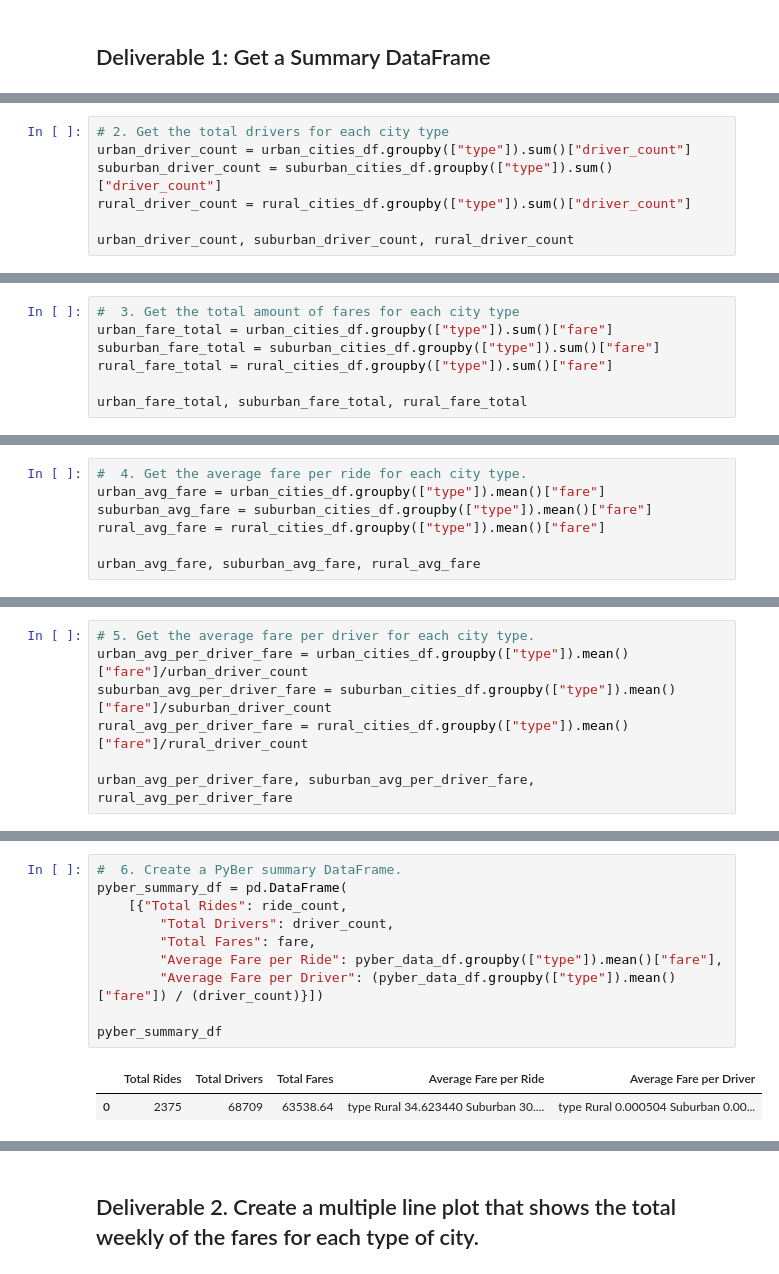
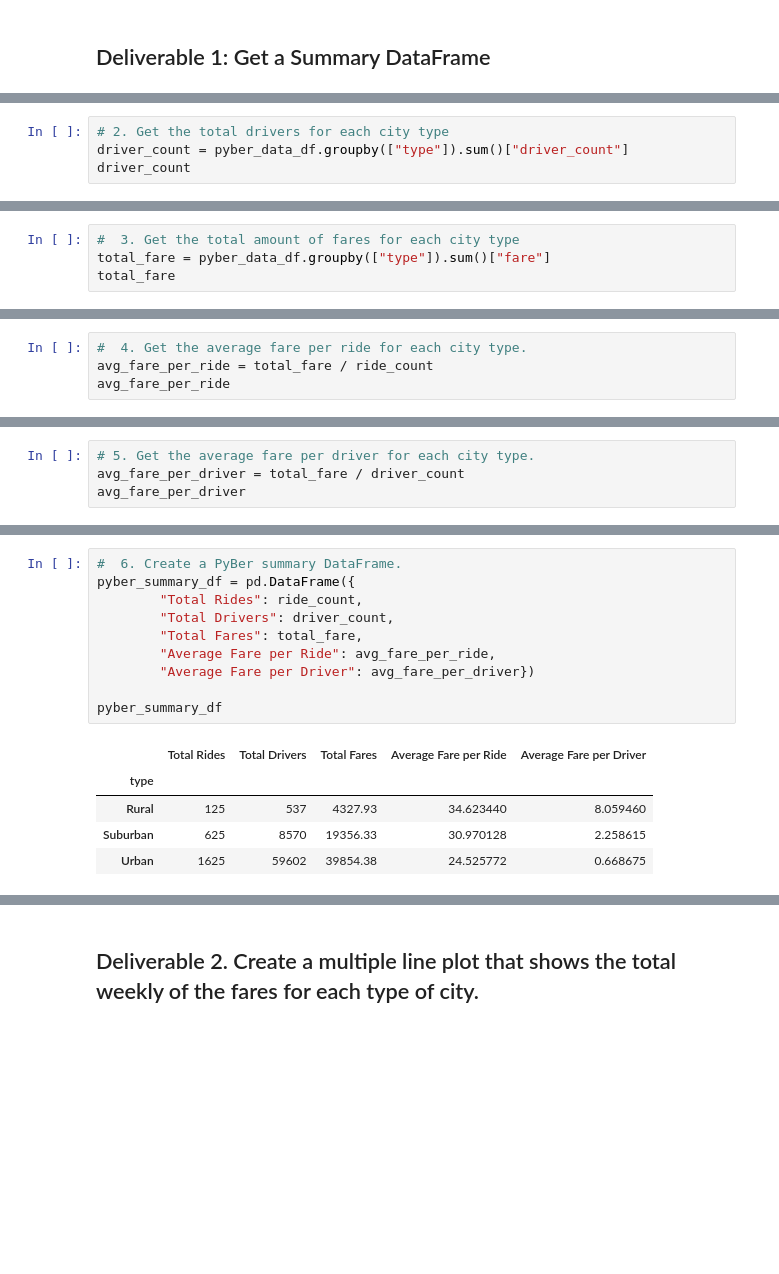
Before and after one commit to sbull32/PyBer_Analysis, a Jupyter notebook: PyBer_Challenge.ipynb, the cells around one changed output, grey strips where cells are left out. Drawn from its saved outputs; the diff is of its cells as text; blank space fills up the shorter version.

```diff
--- a/PyBer_Challenge.ipynb
+++ b/PyBer_Challenge.ipynb
@@ -74,8 +45,5 @@ urban_ride_count, suburban_ride_count, rural_ride_count
 # %%
 # 2. Get the total drivers for each city type
-urban_driver_count = urban_cities_df.groupby(["type"]).sum()["driver_count"]
-suburban_driver_count = suburban_cities_df.groupby(["type"]).sum()["driver_count"]
-rural_driver_count = rural_cities_df.groupby(["type"]).sum()["driver_count"]
-
-urban_driver_count, suburban_driver_count, rural_driver_count
+driver_count = pyber_data_df.groupby(["type"]).sum()["driver_count"]
+driver_count
 # %% [output]
@@ -91,8 +55,5 @@ urban_driver_count, suburban_driver_count, rural_driver_count
 # %%
 #  3. Get the total amount of fares for each city type
-urban_fare_total = urban_cities_df.groupby(["type"]).sum()["fare"]
-suburban_fare_total = suburban_cities_df.groupby(["type"]).sum()["fare"]
-rural_fare_total = rural_cities_df.groupby(["type"]).sum()["fare"]
-
-urban_fare_total, suburban_fare_total, rural_fare_total
+total_fare = pyber_data_df.groupby(["type"]).sum()["fare"]
+total_fare
 # %% [output]
@@ -108,8 +65,5 @@ urban_fare_total, suburban_fare_total, rural_fare_total
 # %%
 #  4. Get the average fare per ride for each city type.
-urban_avg_fare = urban_cities_df.groupby(["type"]).mean()["fare"]
-suburban_avg_fare = suburban_cities_df.groupby(["type"]).mean()["fare"]
-rural_avg_fare = rural_cities_df.groupby(["type"]).mean()["fare"]
-
-urban_avg_fare, suburban_avg_fare, rural_avg_fare
+avg_fare_per_ride = total_fare / ride_count
+avg_fare_per_ride
 # %% [output]
@@ -125,8 +75,5 @@ urban_avg_fare, suburban_avg_fare, rural_avg_fare
 # %%
 # 5. Get the average fare per driver for each city type.
-urban_avg_per_driver_fare = urban_cities_df.groupby(["type"]).mean()["fare"]/urban_driver_count
-suburban_avg_per_driver_fare = suburban_cities_df.groupby(["type"]).mean()["fare"]/suburban_driver_count
-rural_avg_per_driver_fare = rural_cities_df.groupby(["type"]).mean()["fare"]/rural_driver_count
-
-urban_avg_per_driver_fare, suburban_avg_per_driver_fare, rural_avg_per_driver_fare
+avg_fare_per_driver = total_fare / driver_count
+avg_fare_per_driver
 # %% [output]
@@ -159,16 +85,19 @@ pyber_data_df.set_index(["type"])
 # %%
 #  6. Create a PyBer summary DataFrame.
-pyber_summary_df = pd.DataFrame(
-    [{"Total Rides": ride_count,
+pyber_summary_df = pd.DataFrame({
+        "Total Rides": ride_count,
         "Total Drivers": driver_count,
-        "Total Fares": fare,
-        "Average Fare per Ride": pyber_data_df.groupby(["type"]).mean()["fare"],
-        "Average Fare per Driver": (pyber_data_df.groupby(["type"]).mean()["fare"]) / (driver_count)}])
+        "Total Fares": total_fare,
+        "Average Fare per Ride": avg_fare_per_ride,
+        "Average Fare per Driver": avg_fare_per_driver})
 
 pyber_summary_df
 # %% [output]
 |  | Total Rides | Total Drivers | Total Fares | Average Fare per Ride | Average Fare per Driver |
-| 0 | 2375 | 68709 | 63538.64 | type Rural 34.623440 Suburban 30.... | type Rural 0.000504 Suburban 0.00... |
+| type |  |  |  |  |  |
+| Rural | 125 | 537 | 4327.93 | 34.623440 | 8.059460 |
+| Suburban | 625 | 8570 | 19356.33 | 30.970128 | 2.258615 |
+| Urban | 1625 | 59602 | 39854.38 | 24.525772 | 0.668675 |
 # %%
 #  7. Cleaning up the DataFrame. Delete the index name
 pyber_summary_df.index.name = None
```
Also changed, not shown: parts of 23 cells of this notebook, 7 other files.
